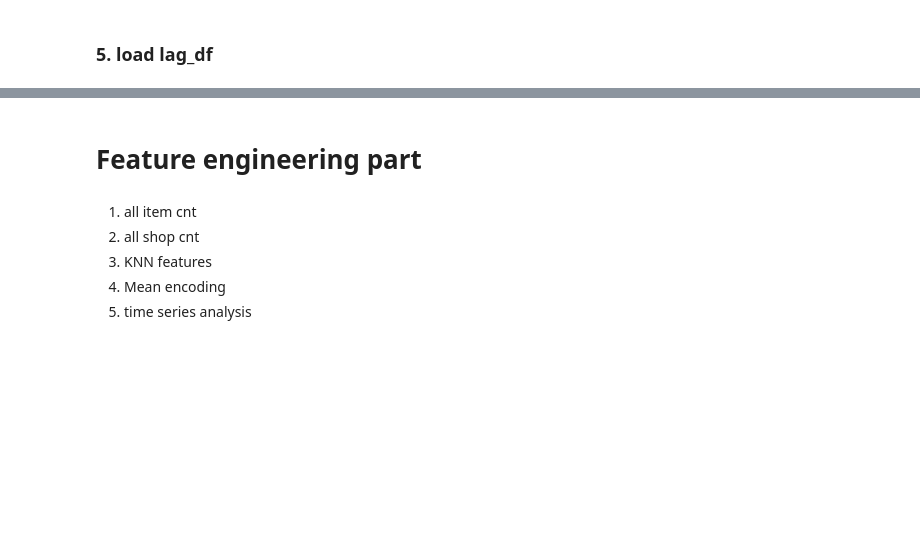
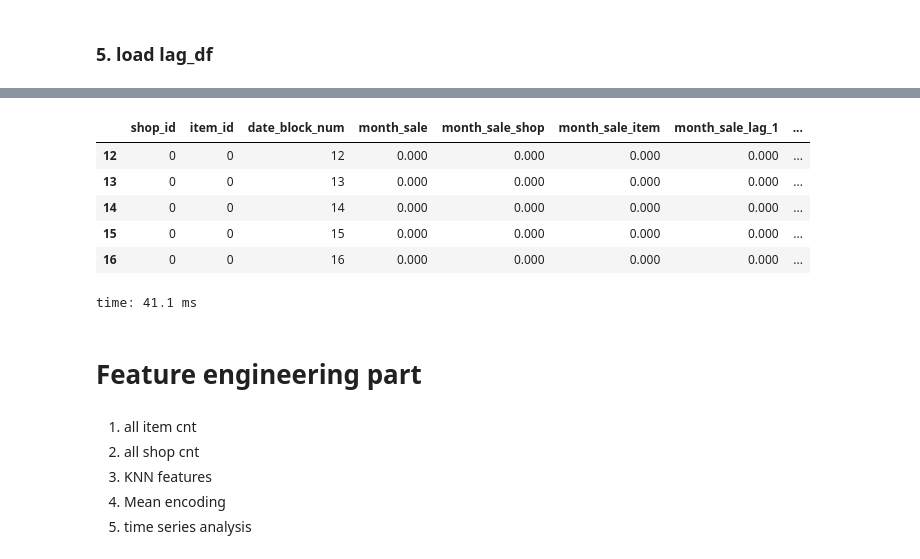
Before and after one commit to encredible/kaggle-solution, a Jupyter notebook: competitive-data-science-final-project/solution.ipynb, the cells around one changed output, grey strips where cells are left out. Drawn from its saved outputs; the diff is of its cells as text; code cells hidden in the pictures; blank space fills up the shorter version.

```diff
--- a/competitive-data-science-final-project/solution.ipynb
+++ b/competitive-data-science-final-project/solution.ipynb
@@ -292,0 +345,3 @@ time: 3.99 ms
+# %%
+df = df.merge(item_gb, how='left').fillna(0)
+df.head()
@@ -298,0 +360,5 @@ time: 2.99 ms
+# %%
+#12개월 전체를 할 수도 있고 일부를 할 수도 있다. 난 여기서 일부만 사용
+#ensembling에선 1~5,12를 사용
+
+shift_range = [1,2,3,12]
@@ -324,18 +394,14 @@ time: 2.99 ms
 # %% [markdown]
 ### 3. Trim lag_df
 # %%
-# # Don't use old data from year 2013(because we use 12 months lag data in the target)
-# # to make submission 33 -> 34
+# Don't use old data from year 2013(because we use 12 months lag data in the target)
+# to make submission 33 -> 34
 
-# valid_last = 33
-# test_last = 34
+valid_last = 33
+test_last = 34
 
-# lag_df = lag_df[12 <= lag_df.date_block_num]
-# lag_df = lag_df[lag_df.date_block_num <= test_last]
-
-
-
-# lag_df = downcast_dtypes(lag_df)
-
-# lag_df = lag_df.fillna(0)
+lag_df = lag_df[12 <= lag_df.date_block_num]
+lag_df = lag_df[lag_df.date_block_num <= test_last]
+lag_df = lag_df.fillna(0)
+lag_df = downcast_dtypes(lag_df)
 # %% [output]
@@ -349,6 +415,6 @@ time: 3.01 ms
 # %% [markdown]
 ### 5. load lag_df
 # %%
-lag_df = pd.read_csv("full_lag_df.csv")
-lag_df = downcast_dtypes(lag_df)
+# lag_df = pd.read_csv("full_lag_df.csv")
+# lag_df = downcast_dtypes(lag_df)
 # %% [output]
@@ -363,3 +430,13 @@ time: 2 ms
+# %%
+lag_df.head()
+# %% [output]
+|  | shop_id | item_id | date_block_num | month_sale | month_sale_shop | month_sale_item | month_sale_lag_1 | ... |
+| 12 | 0 | 0 | 12 | 0.000 | 0.000 | 0.000 | 0.000 | ... |
+| 13 | 0 | 0 | 13 | 0.000 | 0.000 | 0.000 | 0.000 | ... |
+| 14 | 0 | 0 | 14 | 0.000 | 0.000 | 0.000 | 0.000 | ... |
+| 15 | 0 | 0 | 15 | 0.000 | 0.000 | 0.000 | 0.000 | ... |
+| 16 | 0 | 0 | 16 | 0.000 | 0.000 | 0.000 | 0.000 | ... |
+time: 41.1 ms
 # %% [markdown]
 # Feature engineering part
 # %% [markdown]
```
Also changed, not shown: parts of 50 cells of this notebook, 1 other file.
